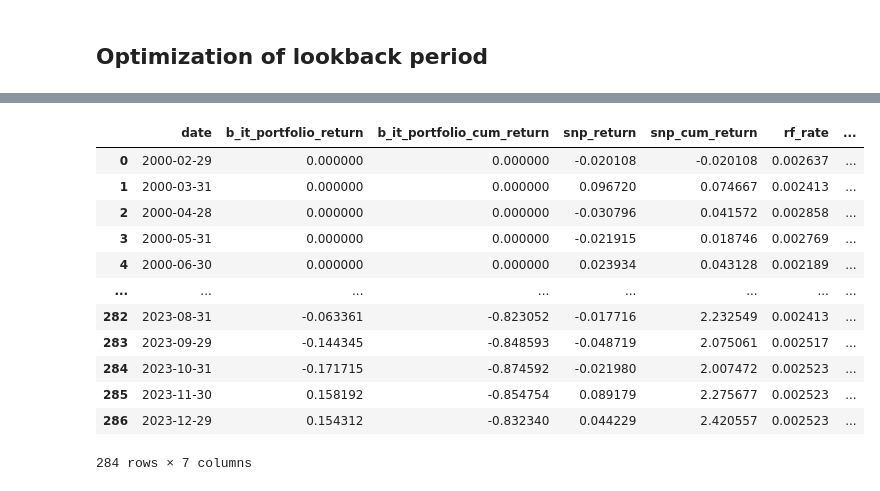
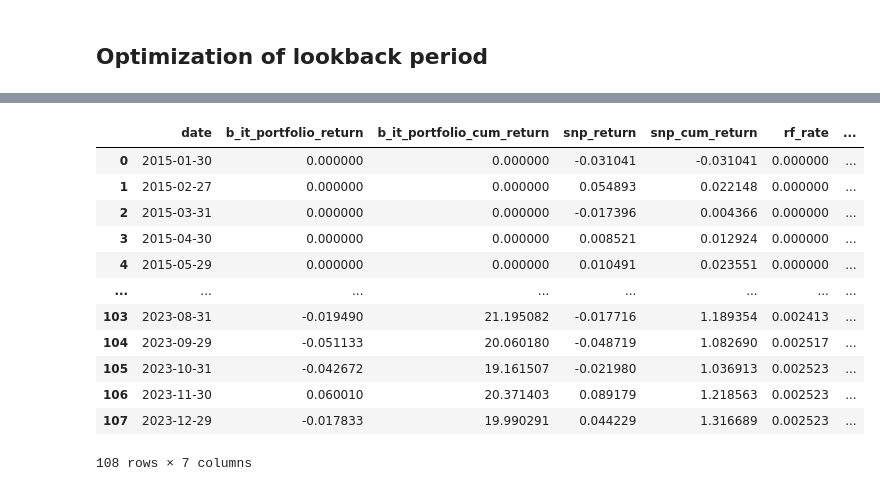
Before and after one commit to veervohra03/CashHedged, a Jupyter notebook: Veer-Base.ipynb, the cells around one changed output, grey strips where cells are left out. Cells and saved outputs as stored; diff of their text form; code cells hidden in the pictures.

```diff
--- a/Veer-Base.ipynb
+++ b/Veer-Base.ipynb
@@ -254,7 +298,7 @@ def get_prices(permno):
 # %%
 def get_comp_data(permno, gvkey):
 
-    company_fin_data = make_PiT_ffill(get_company_financials(gvkey))
+    company_fin_data = make_PiT_ffill(get_company_financials(gvkey), 'reporting_date')
     company_stock_prcs = get_prices(permno)
 
     company = pd.merge(company_fin_data, company_stock_prcs, on='date', how='right').ffill()
@@ -416,10 +428,13 @@ comps[comps['company_name'].str.contains(f'{company_search}')]
 # %% [markdown]
 ### Get Unique Identifiers
 # %%
-def get_gvkey(permno):
-    link = conn.raw_sql(f'''
-    SELECT *
+def get_gvkey(permno_list):
+    permno_tuple = tuple(permno_list)
+    query = f"""
+    SELECT DISTINCT lpermno AS permno, gvkey
     FROM crsp.ccmxpf_linktable
-    WHERE lpermno = {permno};
-    ''')
-    return link['gvkey'][0]
+    WHERE lpermno IN {permno_tuple};
+    """
+    link_table = conn.raw_sql(query)
+    link_table = link_table.drop_duplicates(subset=['permno', 'gvkey'])
+    return link_table['gvkey']
@@ -494,0 +487,9 @@ ids
+# %%
+ids = conn.raw_sql(query)
+permnos = ids['permno'].to_list()
+#permnos = [x for x in permnos if x not in problem_permnos]
+gvkeys = get_gvkey(permnos)
+#ids['permno'] = permnos
+ids['gvkey'] = gvkeys
+
+ids
@@ -495,7 +510,7 @@ ids
 # %% [markdown]
 ## Running the data collection function
 # %%
-out = main(ids) # input is any table with [permno, gvkey, comnam]
+universe_data = main(ids) # input is any table with [permno, gvkey, comnam]
 
-out
+universe_data
 # %% [output]
@@ -680,35 +670,37 @@ This optimzation was run a couple times and averaged an output of 7. We cannot r
 # %%
-temp_1, positions = backtest_portfolio(out, signal='b_it', lookback_months=7)
-# temp_2 = backtest_portfolio(out, signal='cash_hedged_return', lookback_months=7)
+testing_data = universe_data[universe_data['date'] >= '2015-01-01']
 
-portfolio = pd.merge(temp_1, out[out['permno'] == out['permno'][0]], on='date', how='right')
+temp_1, positions = backtest_portfolio(testing_data, signal='b_it', lookback_months=optimal_lookback_months)
+# temp_2 = backtest_portfolio(universe_data, signal='cash_hedged_return', lookback_months=7)
+
+portfolio = pd.merge(temp_1, testing_data[testing_data['permno'] == testing_data.iloc[0]['permno']], on='date', how='right')
 
 # portfolio = pd.merge(portfolio, temp_2, on='date', how='left')
 
 portfolio['log_temp_return'] = np.log1p(portfolio['b_it_portfolio_return'])
 portfolio['b_it_portfolio_cum_return'] = np.expm1(portfolio['log_temp_return'].cumsum())
 
 portfolio['rf_cum_return'] = (1 + portfolio['rf_rate']).cumprod() - 1
 portfolio['log_temp_return'] = np.log1p(portfolio['snp_return'])
 portfolio['snp_cum_return'] = np.expm1(portfolio['log_temp_return'].cumsum())
 
-portfolio = portfolio[['date', 'b_it_portfolio_return', 'b_it_portfolio_cum_return', 'snp_return', 'snp_cum_return', 'rf_rate', 'rf_cum_return']].dropna()
+portfolio = portfolio[['date', 'b_it_portfolio_return', 'b_it_portfolio_cum_return', 'snp_return', 'snp_cum_return', 'rf_rate', 'rf_cum_return']]
 
 portfolio
 # %% [output]
 |  | date | b_it_portfolio_return | b_it_portfolio_cum_return | snp_return | snp_cum_return | rf_rate | ... |
-| 0 | 2000-02-29 | 0.000000 | 0.000000 | -0.020108 | -0.020108 | 0.002637 | ... |
-| 1 | 2000-03-31 | 0.000000 | 0.000000 | 0.096720 | 0.074667 | 0.002413 | ... |
-| 2 | 2000-04-28 | 0.000000 | 0.000000 | -0.030796 | 0.041572 | 0.002858 | ... |
-| 3 | 2000-05-31 | 0.000000 | 0.000000 | -0.021915 | 0.018746 | 0.002769 | ... |
-| 4 | 2000-06-30 | 0.000000 | 0.000000 | 0.023934 | 0.043128 | 0.002189 | ... |
+| 0 | 2015-01-30 | 0.000000 | 0.000000 | -0.031041 | -0.031041 | 0.000000 | ... |
+| 1 | 2015-02-27 | 0.000000 | 0.000000 | 0.054893 | 0.022148 | 0.000000 | ... |
+| 2 | 2015-03-31 | 0.000000 | 0.000000 | -0.017396 | 0.004366 | 0.000000 | ... |
+| 3 | 2015-04-30 | 0.000000 | 0.000000 | 0.008521 | 0.012924 | 0.000000 | ... |
+| 4 | 2015-05-29 | 0.000000 | 0.000000 | 0.010491 | 0.023551 | 0.000000 | ... |
 | ... | ... | ... | ... | ... | ... | ... | ... |
-| 282 | 2023-08-31 | -0.063361 | -0.823052 | -0.017716 | 2.232549 | 0.002413 | ... |
-| 283 | 2023-09-29 | -0.144345 | -0.848593 | -0.048719 | 2.075061 | 0.002517 | ... |
-| 284 | 2023-10-31 | -0.171715 | -0.874592 | -0.021980 | 2.007472 | 0.002523 | ... |
-| 285 | 2023-11-30 | 0.158192 | -0.854754 | 0.089179 | 2.275677 | 0.002523 | ... |
-| 286 | 2023-12-29 | 0.154312 | -0.832340 | 0.044229 | 2.420557 | 0.002523 | ... |
+| 103 | 2023-08-31 | -0.019490 | 21.195082 | -0.017716 | 1.189354 | 0.002413 | ... |
+| 104 | 2023-09-29 | -0.051133 | 20.060180 | -0.048719 | 1.082690 | 0.002517 | ... |
+| 105 | 2023-10-31 | -0.042672 | 19.161507 | -0.021980 | 1.036913 | 0.002523 | ... |
+| 106 | 2023-11-30 | 0.060010 | 20.371403 | 0.089179 | 1.218563 | 0.002523 | ... |
+| 107 | 2023-12-29 | -0.017833 | 19.990291 | 0.044229 | 1.316689 | 0.002523 | ... |
-284 rows × 7 columns
+108 rows × 7 columns
 # %%
 positions
 # %% [output]
```
Also changed, not shown: parts of 40 cells of this notebook.
